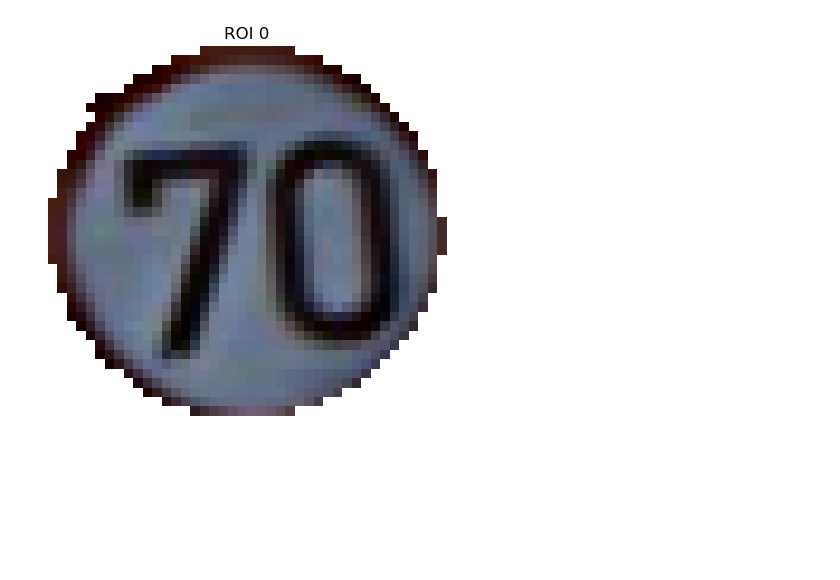
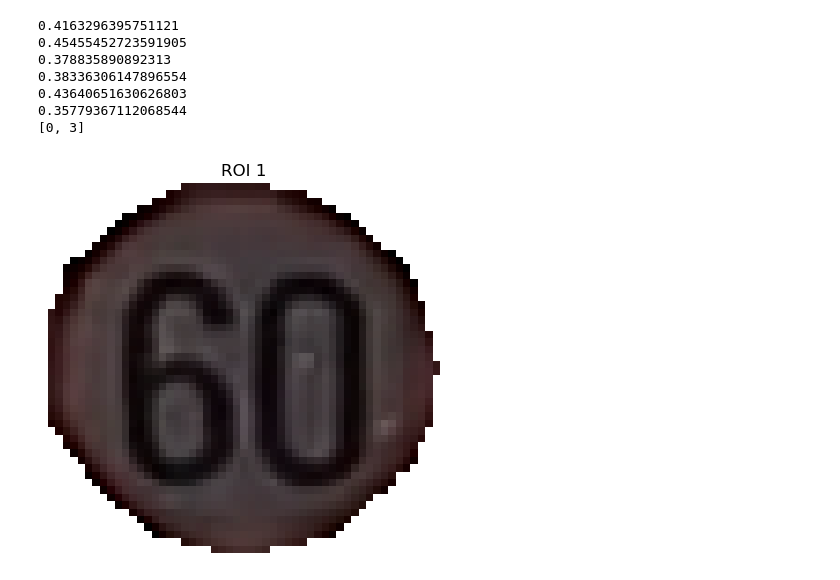
Before and after one commit to ahmedsaad562000/Hdy_3sahn_T3dy, a Jupyter notebook: full_pipeline/full.ipynb, the cells around one changed output. Saved outputs shown, nothing was run; the diff lists cells and outputs as text; code cells hidden in the pictures; blank space fills up the shorter version.

```diff
--- a/full_pipeline/full.ipynb
+++ b/full_pipeline/full.ipynb
@@ -114,7 +114,7 @@ def extract_roi(edge_image, colored_image):
 Testing
 '''
 # Load the image
-image = io.imread("../dataset/tc/00181.jpg")
+image = io.imread("../dataset/testcase11.PNG")
 
 image = cv2.resize(image, (1280, 720))
 
@@ -124,17 +124,17 @@ img = cv2.hconcat([image[:, :(image.shape[1] // 3)]  , image[:, 2 * (image.shape
 # img = img[img.shape[0] // 3: 2 * (img.shape[0] // 3), :]
 
 # Convert the image to grayscale
-gray_image = pp.gray_image(image)
+gray_image = pp.gray_image(img)
 
 equalized_image = pp.HistogramEqualization(gray_image)
 
 # Apply edge detection
 edge_image = pp.LoGEdgeDetection(equalized_image)
 
-pp.show_images([image, edge_image], ["colored Image", "Edge Image"])
+pp.show_images([img, edge_image], ["colored Image", "Edge Image"])
 
 # Extract ROIs
-rois = extract_roi(edge_image, image)
+rois = extract_roi(edge_image, img)
 
 for i in range(len(rois)):
   pp.show_images([rois[i]], [f"ROI {i}"])
@@ -158,43 +159,57 @@ if (len(rois) != 0):
   for file in image_files:
       image_path = os.path.join(folder_path, file)
       image = io.imread(image_path)
       image = cv2.resize(image, (64, 64))
       #image = pp.gray_image(image)
 
       df_r = pd.DataFrame(image[: , : , 0])
       df_g = pd.DataFrame(image[: , : , 1])
       df_b = pd.DataFrame(image[: , : , 2])
       corr= pd.concat([df_r, df_g, df_b], axis=1).corr()
       sign_imgs_corr.append(corr)
 
   # Now you have a list of loaded images
 
   gray_rois_corr = []
   for i in range(len(rois)):
     image = cv2.resize(rois[i], (64, 64))
     #image = pp.gray_image(rois[i])
     #image = pp.HistogramEqualization(image)
     df_r = pd.DataFrame(image[: , : , 0])
     df_g = pd.DataFrame(image[: , : , 1])
     df_b = pd.DataFrame(image[: , : , 2])
     corr= pd.concat([df_r, df_g, df_b], axis=1).corr()
     gray_rois_corr.append(corr)
 
-  # votes = [0 for i in range(len(rois))]
-  # for i in range(len(sign_imgs_corr)):
-  #   votes[np.argmin([ np.sum(np.sum(np.abs(gray_rois_corr[j] - sign_imgs_corr[i]))) for j in range(len(rois))])] += 1
+  votes = [0 for i in range(len(rois))]
+  for i in range(len(sign_imgs_corr)):
+    scores_list = [ np.sum(np.sum(np.abs(gray_rois_corr[j] - sign_imgs_corr[i])))/(64*64*3*3) for j in range(len(rois))]
+    most_correlated_index = np.argmin(scores_list)
+    print(scores_list[most_correlated_index])
+    if (scores_list[most_correlated_index] < 0.4):
+      votes[most_correlated_index] += 1
 
-  # pp.show_images([rois[votes.index(max(votes))]], [f"ROI {votes.index(max(votes))}"])
+  print(votes)
+
+  if (max(votes) != 0):
+    pp.show_images([rois[votes.index(max(votes))]], [f"ROI {votes.index(max(votes))}"])
 
 
-  scores = [ 0 for i in range(len(rois))]
-  for i in range(len(rois)):
-    for j in range(len(sign_imgs_corr)):
-      scores[i] += np.sum(np.sum(np.abs(gray_rois_corr[i] - sign_imgs_corr[j])))/(64*3*64*3*len(sign_imgs_corr))
+  # scores = [ 0 for i in range(len(rois))]
+  # for i in range(len(rois)):
+  #   for j in range(len(sign_imgs_corr)):
+  #     scores[i] += np.sum(np.sum(np.abs(gray_rois_corr[i] - sign_imgs_corr[j])))/(64*3*64*3*len(sign_imgs_corr))
 
-  least_score_index = np.argmin(scores)
-  if (scores[least_score_index] < 0.5):
-    pp.show_images([rois[least_score_index]], [f"ROI {least_score_index}"])
-    # send to classifier
+  # least_score_index = np.argmin(scores)
+  # if (scores[least_score_index] < 0.5):
+  #   pp.show_images([rois[least_score_index]], [f"ROI {least_score_index}"])
+  #   # send to classifier
 # %% [output]
+0.4163296395751121
+0.45455452723591905
+0.378835890892313
+0.38336306147896554
+0.43640651630626803
+0.35779367112068544
+[0, 3]
-[figure, old version]
+[figure, new version]
```
Also changed, not shown: parts of 1 cell of this notebook, 22 other files.
